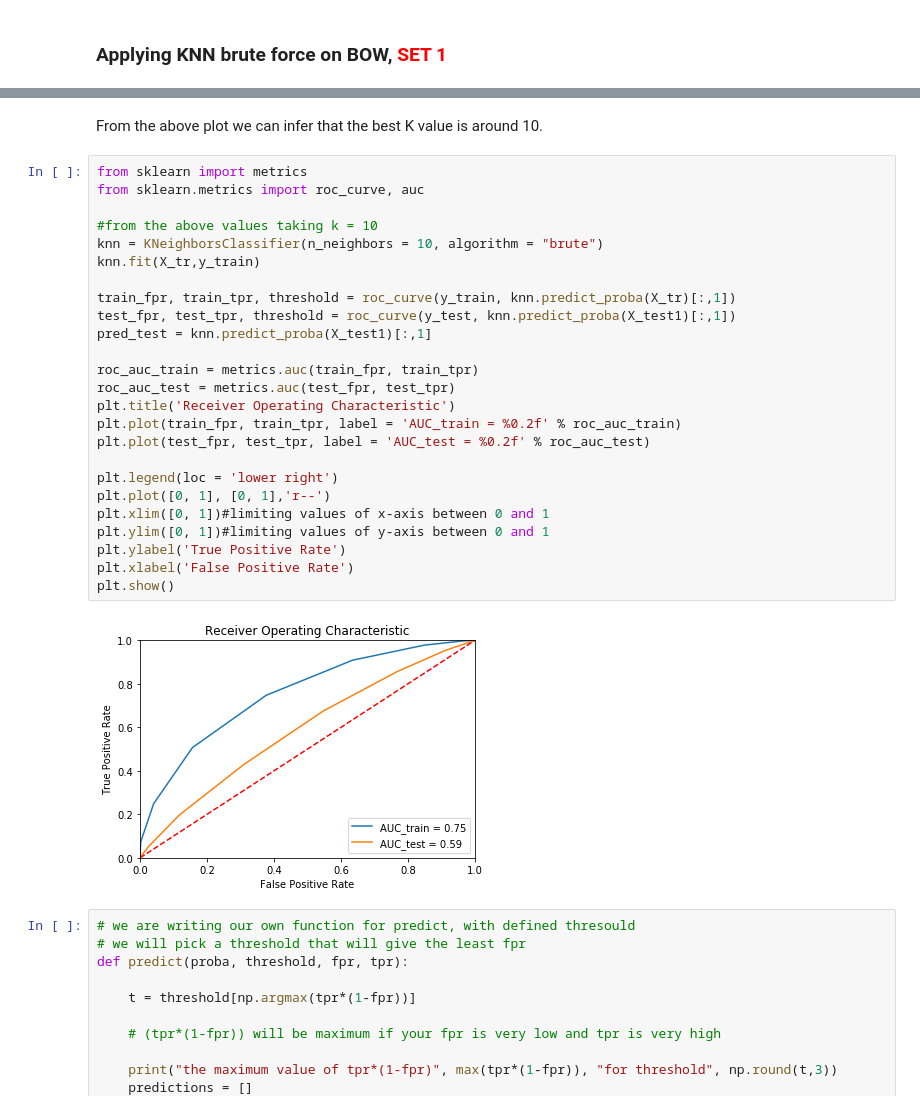
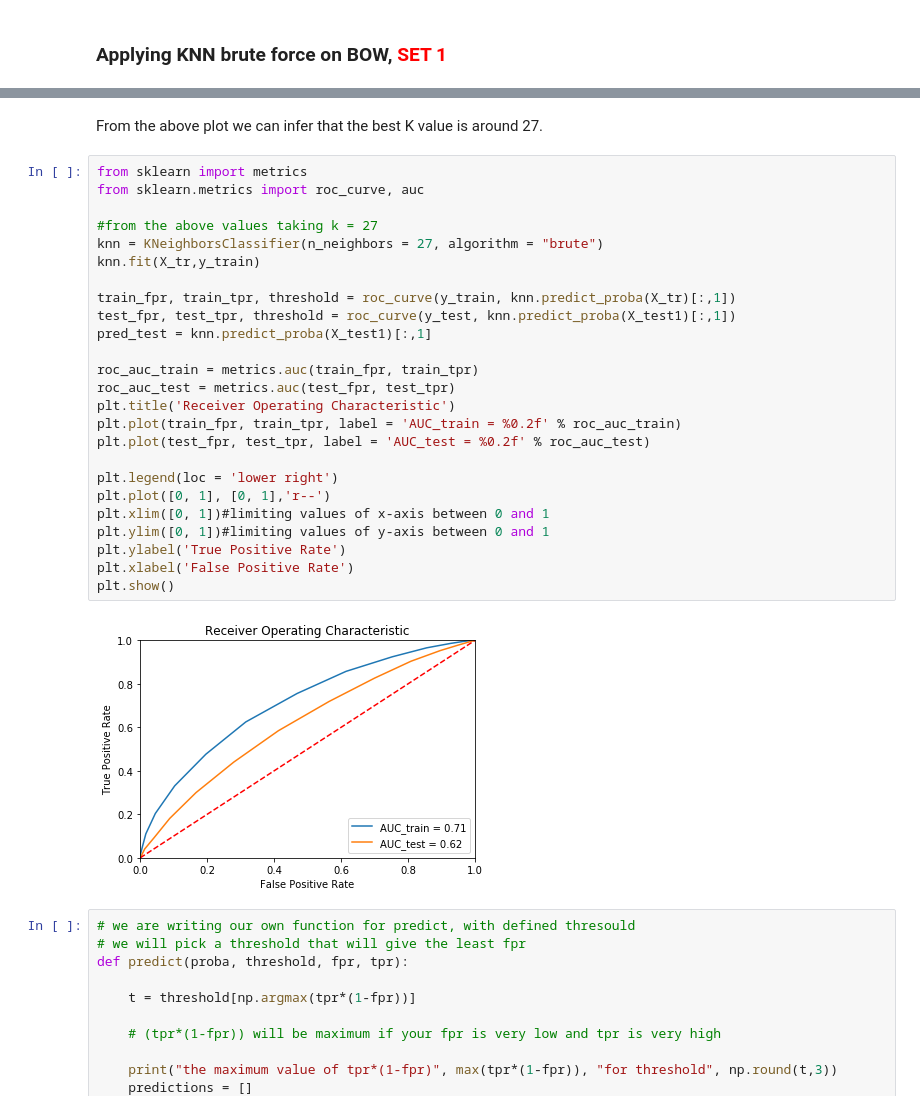
Before and after one commit to manasa-rajesh/DonorsChoose, a Jupyter notebook: 3_DonorsChoose_KNN.ipynb, the cells around one changed output, grey strips where cells are left out. Saved outputs shown, nothing was run; the diff lists cells and outputs as text.

```diff
--- a/3_DonorsChoose_KNN.ipynb
+++ b/3_DonorsChoose_KNN.ipynb
@@ -1685,32 +1686,32 @@ plt.show()
 # %% [markdown]
-From the above plot we can infer that the best K value is around 10.
+From the above plot we can infer that the best K value is around 27.
 # %%
 from sklearn import metrics
 from sklearn.metrics import roc_curve, auc
 
-#from the above values taking k = 10
-knn = KNeighborsClassifier(n_neighbors = 10, algorithm = "brute")
+#from the above values taking k = 27
+knn = KNeighborsClassifier(n_neighbors = 27, algorithm = "brute")
 knn.fit(X_tr,y_train)
 
 train_fpr, train_tpr, threshold = roc_curve(y_train, knn.predict_proba(X_tr)[:,1])
 test_fpr, test_tpr, threshold = roc_curve(y_test, knn.predict_proba(X_test1)[:,1])
 pred_test = knn.predict_proba(X_test1)[:,1]
 
 roc_auc_train = metrics.auc(train_fpr, train_tpr)
 roc_auc_test = metrics.auc(test_fpr, test_tpr)
 plt.title('Receiver Operating Characteristic')
 plt.plot(train_fpr, train_tpr, label = 'AUC_train = %0.2f' % roc_auc_train)
 plt.plot(test_fpr, test_tpr, label = 'AUC_test = %0.2f' % roc_auc_test)
 
 plt.legend(loc = 'lower right')
 plt.plot([0, 1], [0, 1],'r--')
 plt.xlim([0, 1])#limiting values of x-axis between 0 and 1
 plt.ylim([0, 1])#limiting values of y-axis between 0 and 1
 plt.ylabel('True Positive Rate')
 plt.xlabel('False Positive Rate')
 plt.show()
 # %% [output]
-[figure, old version]
+[figure, new version]
 # %%
 # we are writing our own function for predict, with defined thresould
 # we will pick a threshold that will give the least fpr
```
Also changed, not shown: parts of 15 cells of this notebook.
